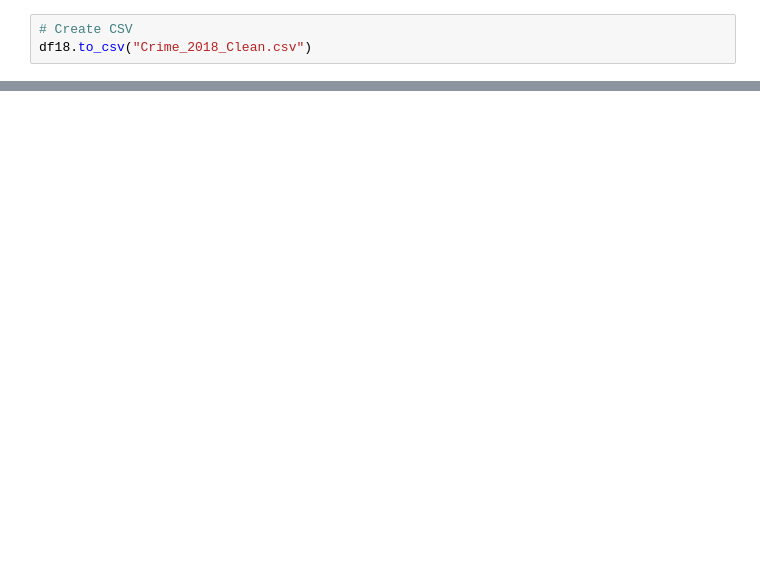
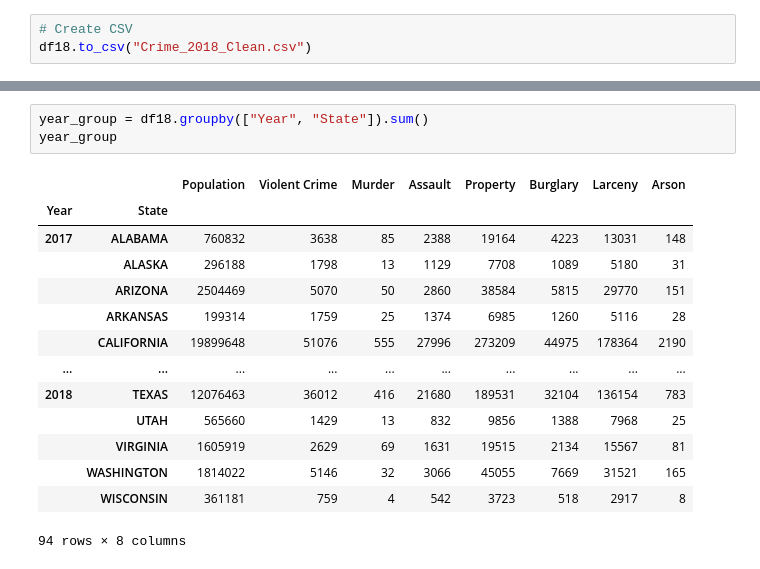
Before and after one commit to livillaranda/Project_1, a Jupyter notebook: JF/Starter_2018_jf.ipynb, the cells around one changed output, grey strips where cells are left out. Drawn from its saved outputs; the diff is of its cells as text; blank space fills up the shorter version.

```diff
--- a/JF/Starter_2018_jf.ipynb
+++ b/JF/Starter_2018_jf.ipynb
@@ -59,0 +61,18 @@ df18.to_csv("Crime_2018_Clean.csv")
+# %%
+year_group = df18.groupby(["Year", "State"]).sum()
+year_group
+# %% [output]
+|  |  | Population | Violent Crime | Murder | Assault | Property | Burglary | Larceny | Arson |
+| Year | State |  |  |  |  |  |  |  |  |
+| 2017 | ALABAMA | 760832 | 3638 | 85 | 2388 | 19164 | 4223 | 13031 | 148 |
+|  | ALASKA | 296188 | 1798 | 13 | 1129 | 7708 | 1089 | 5180 | 31 |
+|  | ARIZONA | 2504469 | 5070 | 50 | 2860 | 38584 | 5815 | 29770 | 151 |
+|  | ARKANSAS | 199314 | 1759 | 25 | 1374 | 6985 | 1260 | 5116 | 28 |
+|  | CALIFORNIA | 19899648 | 51076 | 555 | 27996 | 273209 | 44975 | 178364 | 2190 |
+| ... | ... | ... | ... | ... | ... | ... | ... | ... | ... |
+| 2018 | TEXAS | 12076463 | 36012 | 416 | 21680 | 189531 | 32104 | 136154 | 783 |
+|  | UTAH | 565660 | 1429 | 13 | 832 | 9856 | 1388 | 7968 | 25 |
+|  | VIRGINIA | 1605919 | 2629 | 69 | 1631 | 19515 | 2134 | 15567 | 81 |
+|  | WASHINGTON | 1814022 | 5146 | 32 | 3066 | 45055 | 7669 | 31521 | 165 |
+|  | WISCONSIN | 361181 | 759 | 4 | 542 | 3723 | 518 | 2917 | 8 |
+94 rows × 8 columns
```
Also changed, not shown: parts of 9 cells of this notebook.
